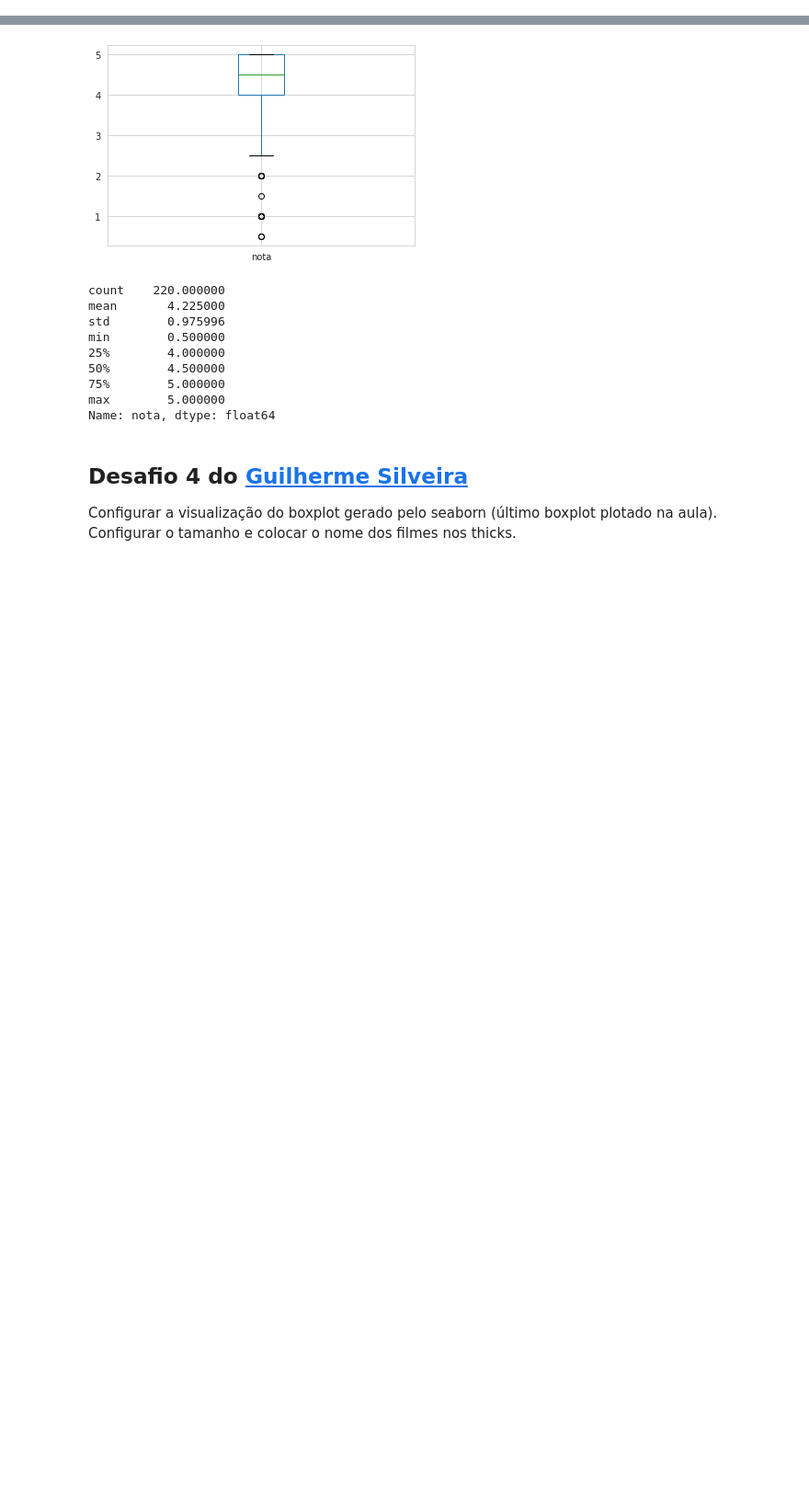
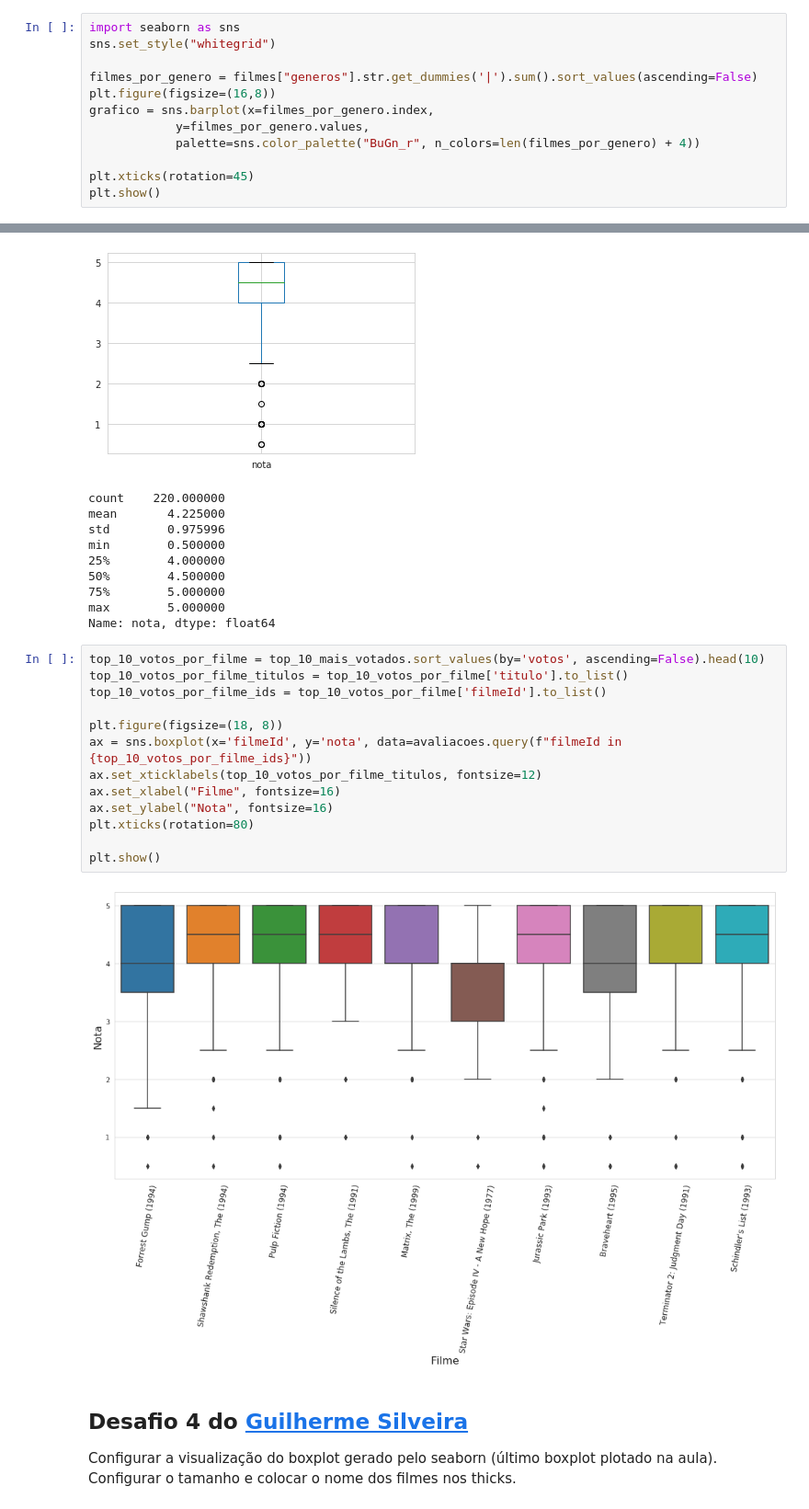
Before and after one commit to beamaia/quarentena_dados, a Jupyter notebook: aula2/Aula2.ipynb, the cells around one changed output, grey strips where cells are left out. Shown at 92% size. Saved outputs shown, nothing was run; the diff lists cells and outputs as text; blank space fills up the shorter version.

```diff
--- a/aula2/Aula2.ipynb
+++ b/aula2/Aula2.ipynb
@@ -395,3 +396,15 @@ grafico.set_xticklabels(grafico.get_xticklabels(), rotation=45)
 plt.show()
 # %% [output]
 [figure]
+# %%
+import seaborn as sns
+sns.set_style("whitegrid")
+
+filmes_por_genero = filmes["generos"].str.get_dummies('|').sum().sort_values(ascending=False)
+plt.figure(figsize=(16,8))
+grafico = sns.barplot(x=filmes_por_genero.index,
+            y=filmes_por_genero.values,
+            palette=sns.color_palette("BuGn_r", n_colors=len(filmes_por_genero) + 4))
+
+plt.xticks(rotation=45)
+plt.show()
@@ -643,6 +658,21 @@ min        0.500000
 75%        5.000000
 max        5.000000
 Name: nota, dtype: float64
+# %%
+top_10_votos_por_filme = top_10_mais_votados.sort_values(by='votos', ascending=False).head(10)
+top_10_votos_por_filme_titulos = top_10_votos_por_filme['titulo'].to_list()
+top_10_votos_por_filme_ids = top_10_votos_por_filme['filmeId'].to_list()
+
+plt.figure(figsize=(18, 8))
+ax = sns.boxplot(x='filmeId', y='nota', data=avaliacoes.query(f"filmeId in {top_10_votos_por_filme_ids}"))
+ax.set_xticklabels(top_10_votos_por_filme_titulos, fontsize=12)
+ax.set_xlabel("Filme", fontsize=16)
+ax.set_ylabel("Nota", fontsize=16)
+plt.xticks(rotation=80)
+
+plt.show()
+# %% [output]
+[figure, added]
 # %% [markdown]
 ## Desafio 4 do [Guilherme Silveira](https://twitter.com/guilhermecaelum)
 
```
Also changed, not shown: parts of 9 cells of this notebook, 1 other file.
